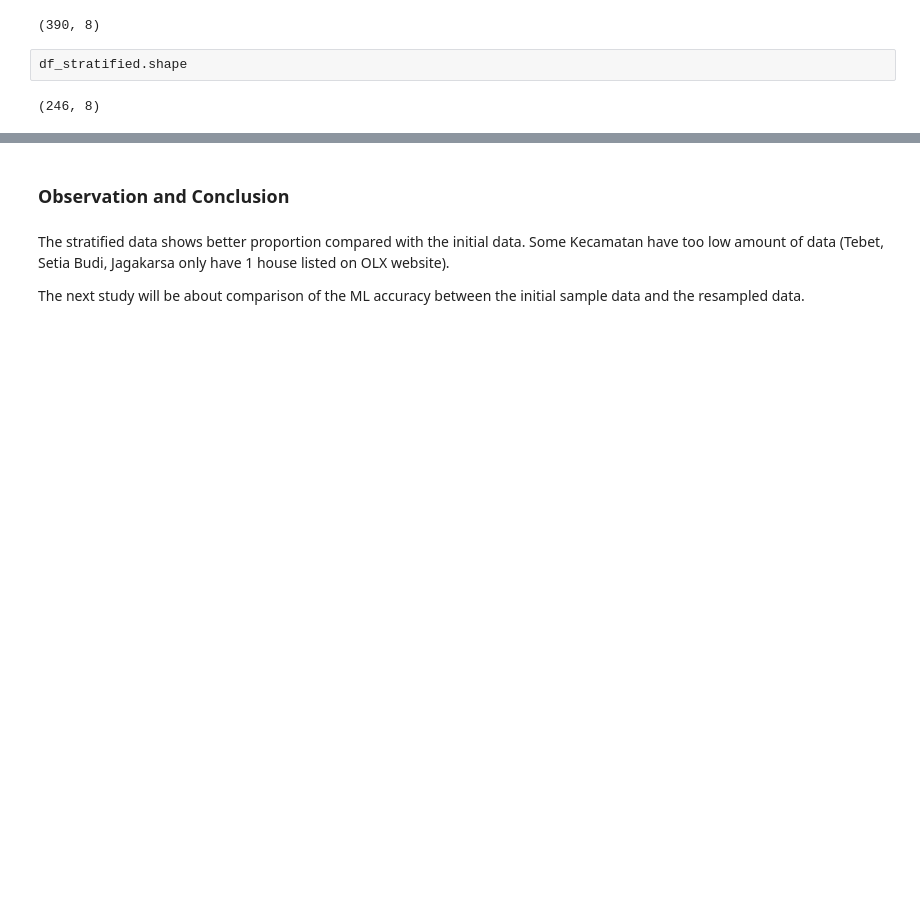
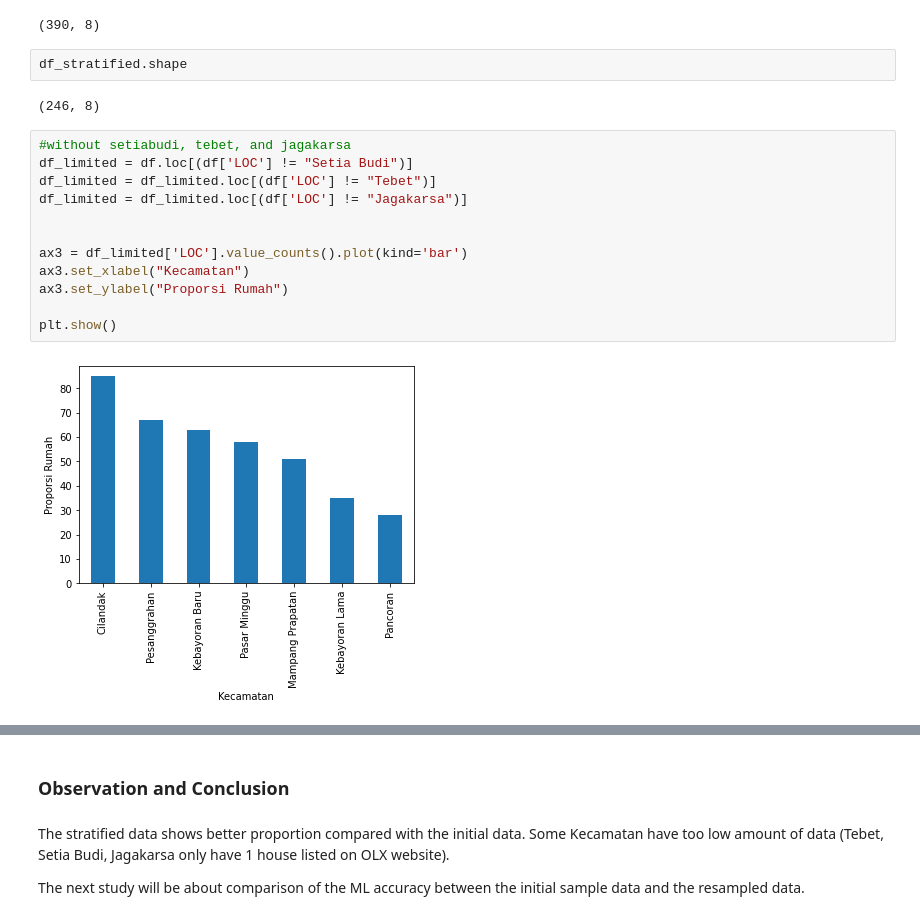
Before and after one commit to edycakra/jaksel_house_pricing, a Jupyter notebook: notebooks/n04_stratifiedsampling.ipynb, the cells around one changed output, grey strips where cells are left out. Cells and saved outputs as stored; diff of their text form; blank space fills up the shorter version.

Commit message:
adding custom sample plot

```diff
--- a/notebooks/n04_stratifiedsampling.ipynb
+++ b/notebooks/n04_stratifiedsampling.ipynb
@@ -221,3 +222,17 @@ df.shape
 df_stratified.shape
 # %% [output]
 (246, 8)
+# %%
+#without setiabudi, tebet, and jagakarsa
+df_limited = df.loc[(df['LOC'] != "Setia Budi")]
+df_limited = df_limited.loc[(df['LOC'] != "Tebet")]
+df_limited = df_limited.loc[(df['LOC'] != "Jagakarsa")]
+
+
+ax3 = df_limited['LOC'].value_counts().plot(kind='bar')
+ax3.set_xlabel("Kecamatan")
+ax3.set_ylabel("Proporsi Rumah")
+
+plt.show()
+# %% [output]
+[figure, added]
```
Also changed, not shown: parts of 2 cells of this notebook.
